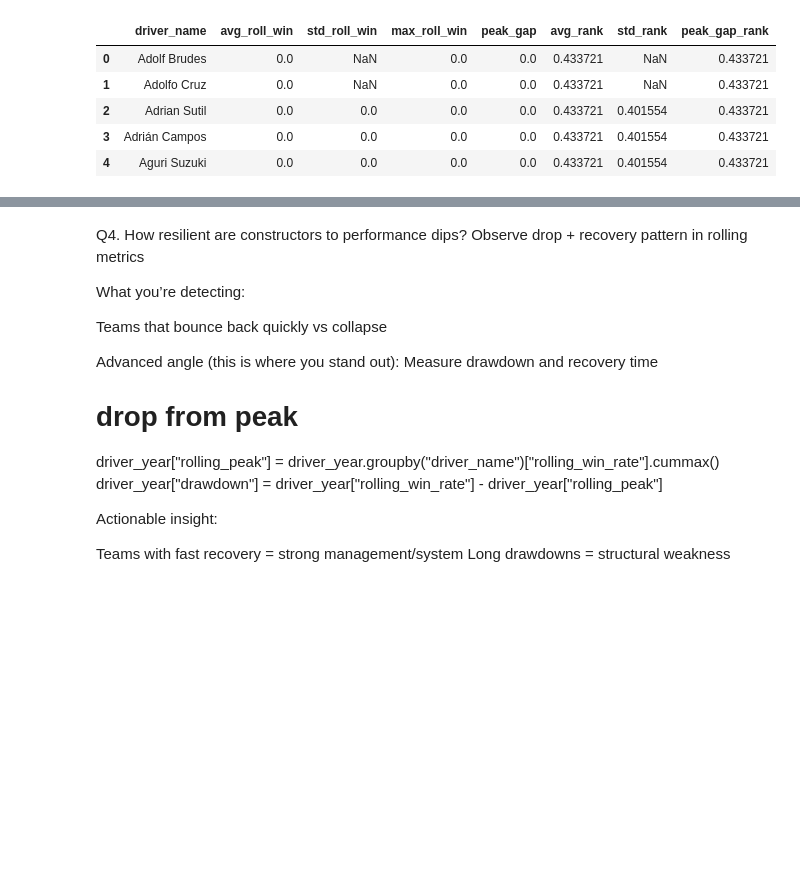
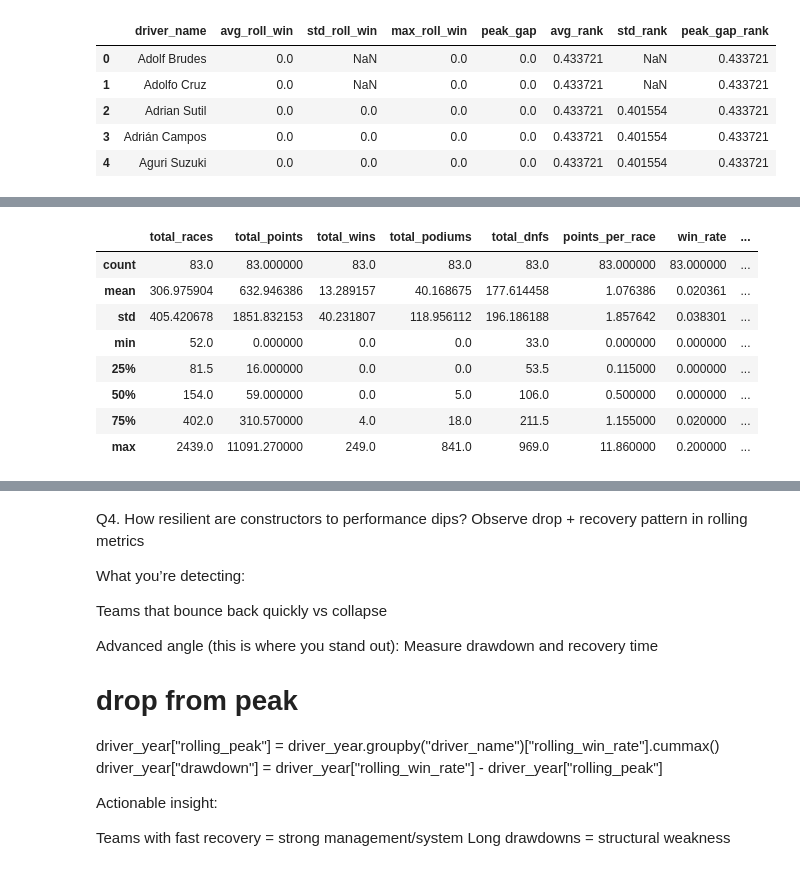
Before and after one commit to anirudhdhagate/f1-analytics-lab, a Jupyter notebook: notebooks/F1_Performance_Analytics_Pandas.ipynb, the cells around one changed output, grey strips where cells are left out. Saved outputs shown, nothing was run; the diff lists cells and outputs as text; code cells hidden in the pictures; blank space fills up the shorter version.

```diff
--- a/notebooks/F1_Performance_Analytics_Pandas.ipynb
+++ b/notebooks/F1_Performance_Analytics_Pandas.ipynb
@@ -703 +776,13 @@ Long-term sponsors prefer stable teams
 Short bursts = risky investment
+# %%
+constructor_metrics_df.describe()
+# %% [output]
+|  | total_races | total_points | total_wins | total_podiums | total_dnfs | points_per_race | win_rate | ... |
+| count | 83.0 | 83.000000 | 83.0 | 83.0 | 83.0 | 83.000000 | 83.000000 | ... |
+| mean | 306.975904 | 632.946386 | 13.289157 | 40.168675 | 177.614458 | 1.076386 | 0.020361 | ... |
+| std | 405.420678 | 1851.832153 | 40.231807 | 118.956112 | 196.186188 | 1.857642 | 0.038301 | ... |
+| min | 52.0 | 0.000000 | 0.0 | 0.0 | 33.0 | 0.000000 | 0.000000 | ... |
+| 25% | 81.5 | 16.000000 | 0.0 | 0.0 | 53.5 | 0.115000 | 0.000000 | ... |
+| 50% | 154.0 | 59.000000 | 0.0 | 5.0 | 106.0 | 0.500000 | 0.000000 | ... |
+| 75% | 402.0 | 310.570000 | 4.0 | 18.0 | 211.5 | 1.155000 | 0.020000 | ... |
+| max | 2439.0 | 11091.270000 | 249.0 | 841.0 | 969.0 | 11.860000 | 0.200000 | ... |
```
Also changed, not shown: parts of 42 cells of this notebook, 1 other file.
